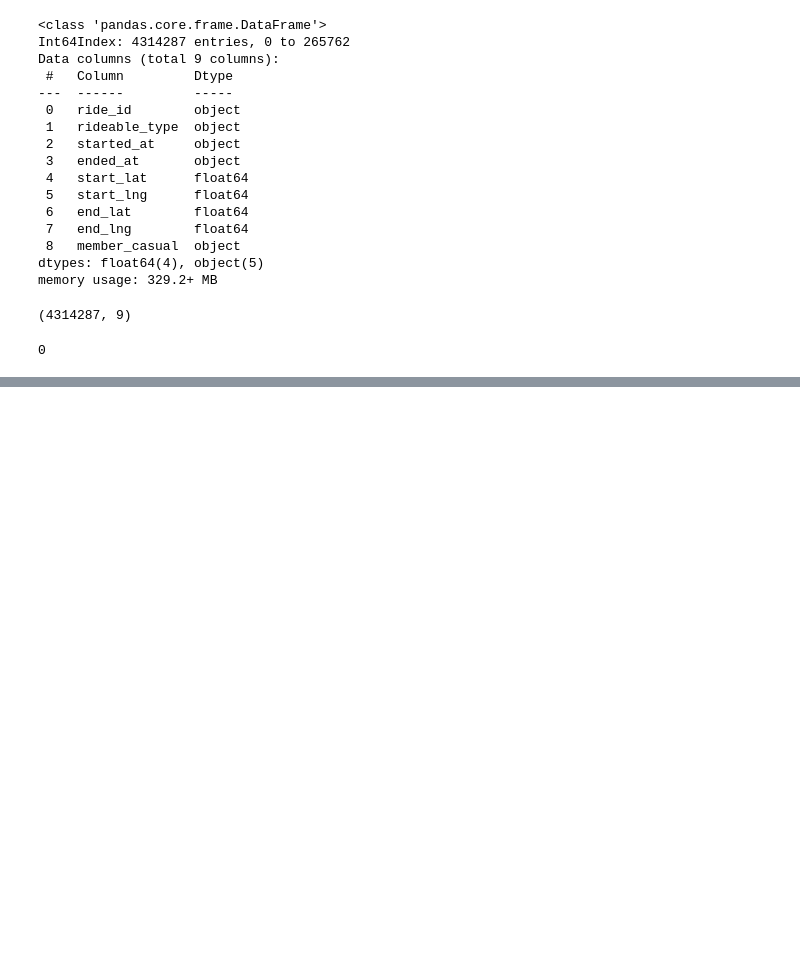
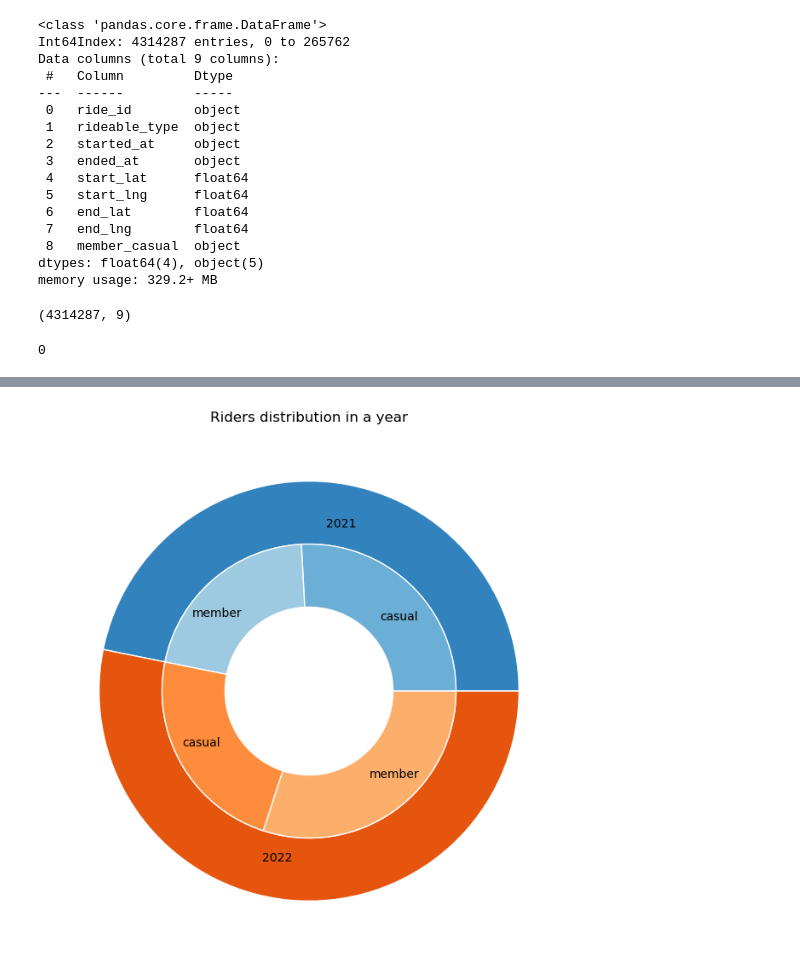
Before and after one commit to kmadhura08/kmadhura08.github.io, a Jupyter notebook: python_notebooks/Final-Project-Data-Pre-processing.ipynb, the cells around one changed output, grey strips where cells are left out. Drawn from its saved outputs; the diff is of its cells as text; code cells hidden in the pictures; blank space fills up the shorter version.

```diff
--- a/python_notebooks/Final-Project-Data-Pre-processing.ipynb
+++ b/python_notebooks/Final-Project-Data-Pre-processing.ipynb
@@ -242,0 +241,26 @@ small_data.to_csv("small_data.csv")
+# %%
+import matplotlib.pyplot as plt
+import numpy as np
+
+fig, ax = plt.subplots(figsize=(8,8))
+size = 0.3
+outer = small_data.groupby('start_year')['member_casual'].count()
+inner = small_data.groupby(['start_year', 'member_casual'])['member_casual'].count()
+inner_labels = inner.index.get_level_values(1)
+cmap = plt.get_cmap("tab20c")
+outer_colors = cmap(np.arange(2)*4)
+inner_colors = cmap([1, 2, 5, 6])
+
+ax.pie(outer.values.flatten(), radius=1,labeldistance=0.8,
+       labels=outer.index,colors=outer_colors,
+       wedgeprops=dict(width=size, edgecolor='w'))
+ax.pie(inner.values.flatten(), radius=1-size,labeldistance=0.7,
+       labels = inner_labels,colors=inner_colors,
+       wedgeprops=dict(width=size, edgecolor='w'))
+
+
+ax.set(title='Riders distribution in a year')
+plt.savefig("nested.png")
+plt.show()
+# %% [output]
+[figure, added]
```
Also changed, not shown: parts of 20 cells of this notebook, 2 other files.
